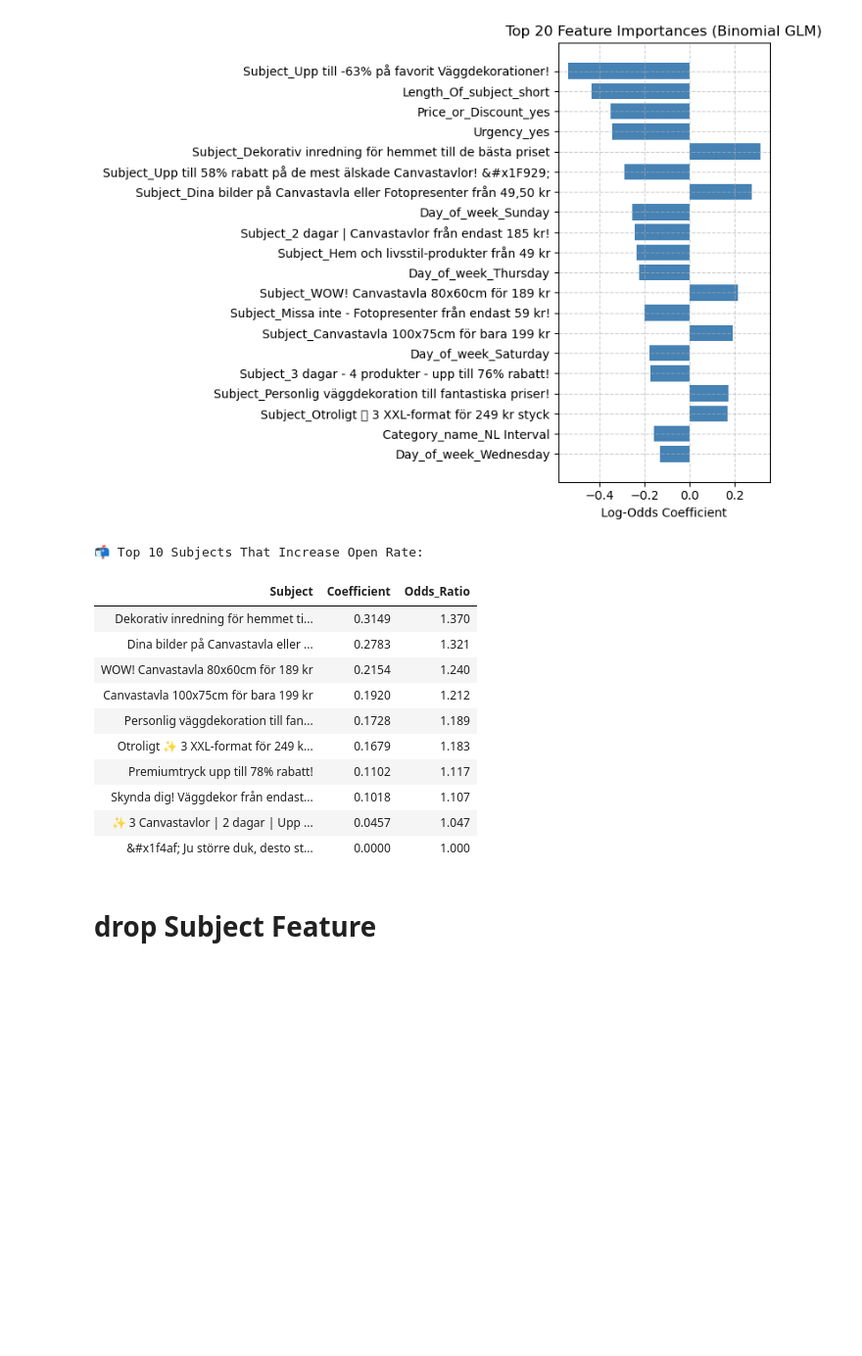
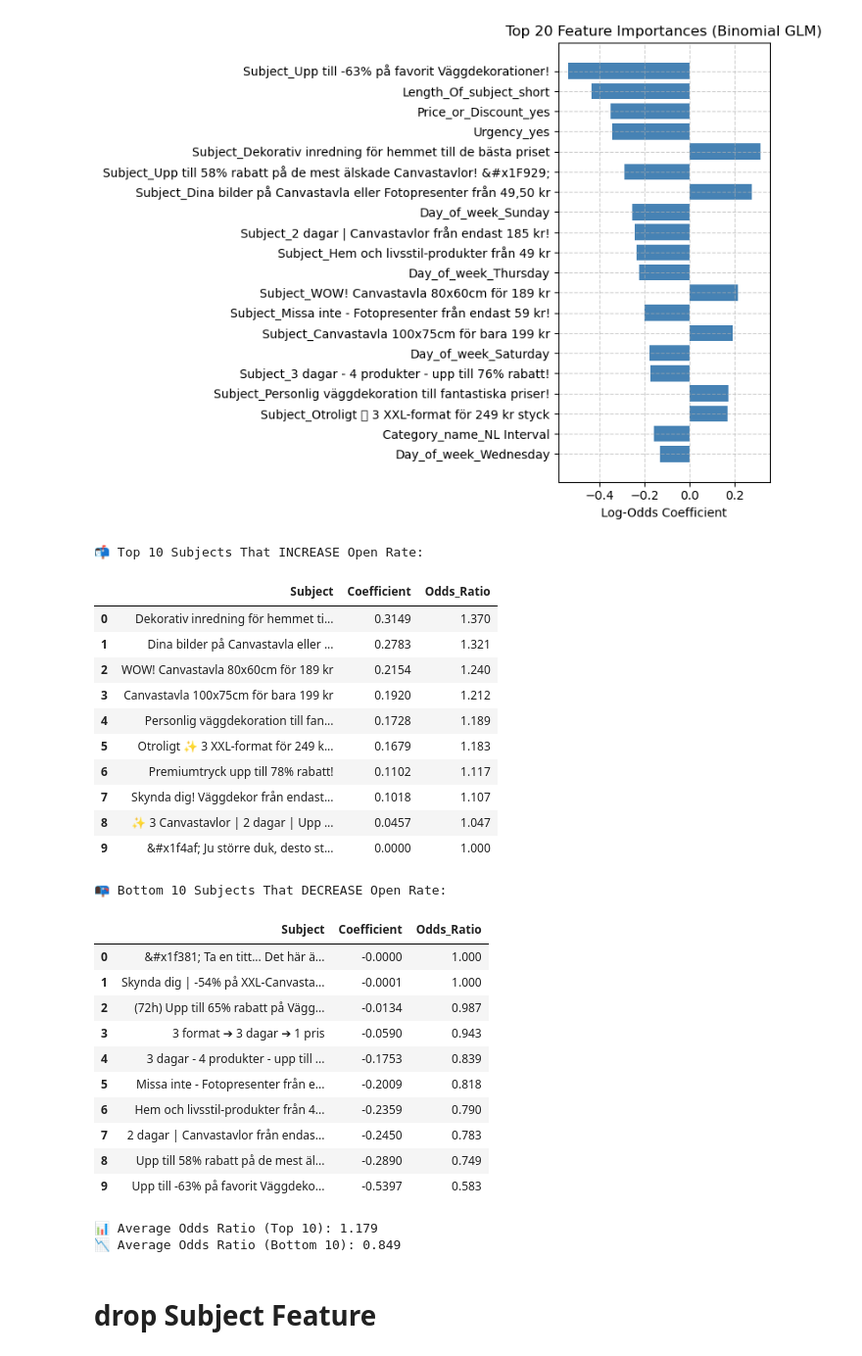
Before and after one commit to ahmad-elgantiry/Emails-Subject-line-Analysis-to-improve-OR-and-CTR, a Jupyter notebook: OR_BinomialGLM_model.ipynb, the cells around one changed output. Shown at 98% size. Drawn from its saved outputs; the diff is of its cells as text; code cells hidden in the pictures; blank space fills up the shorter version.

```diff
--- a/OR_BinomialGLM_model.ipynb
+++ b/OR_BinomialGLM_model.ipynb
@@ -392,43 +392,66 @@ plt.show()
 [figure]
 # %%
 import pandas as pd
-from IPython.display import display, HTML
+from IPython.display import display
 
-# Extract subject-related coefficients
+# --- 1️⃣ Extract subject-specific coefficients ---
 subject_effects = coef_df[coef_df["Feature"].str.startswith("Subject_")].copy()
 
 # Clean up names
 subject_effects["Subject"] = subject_effects["Feature"].str.replace("Subject_", "", regex=False)
 
-# Sort by effect size (descending)
+# Keep only relevant columns
+subject_effects = subject_effects[["Subject", "Coefficient", "Odds_Ratio", "p_value"]]
+
+# Sort by coefficient (impact on open rate)
 subject_effects = subject_effects.sort_values("Coefficient", ascending=False)
 
-# Keep only relevant columns
-subject_effects = subject_effects[["Subject", "Coefficient", "Odds_Ratio"]]
-
-# Round for readability
+# Round for clarity
 subject_effects["Coefficient"] = subject_effects["Coefficient"].round(4)
 subject_effects["Odds_Ratio"] = subject_effects["Odds_Ratio"].round(3)
 
-# Select top 10
+# --- 2️⃣ Top & bottom performers ---
 top_subjects = subject_effects.head(10).reset_index(drop=True)
+bottom_subjects = subject_effects.tail(10).reset_index(drop=True)
 
-# Display as a simple, clean table
-print("\n📬 Top 10 Subjects That Increase Open Rate:\n")
-display(HTML(top_subjects.to_html(index=False)))
+print("📬 Top 10 Subjects That INCREASE Open Rate:")
+display(top_subjects[["Subject", "Coefficient", "Odds_Ratio"]])
+
+print("\n📭 Bottom 10 Subjects That DECREASE Open Rate:")
+display(bottom_subjects[["Subject", "Coefficient", "Odds_Ratio"]])
+
+# --- Optional: summary stats ---
+mean_positive = top_subjects["Odds_Ratio"].mean()
+mean_negative = bottom_subjects["Odds_Ratio"].mean()
+print(f"\n📊 Average Odds Ratio (Top 10): {mean_positive:.3f}")
+print(f"📉 Average Odds Ratio (Bottom 10): {mean_negative:.3f}")
 # %% [output]
-📬 Top 10 Subjects That Increase Open Rate:
+📬 Top 10 Subjects That INCREASE Open Rate:
-| Subject | Coefficient | Odds_Ratio |
-| Dekorativ inredning för hemmet ti... | 0.3149 | 1.370 |
-| Dina bilder på Canvastavla eller ... | 0.2783 | 1.321 |
-| WOW! Canvastavla 80x60cm för 189 kr | 0.2154 | 1.240 |
-| Canvastavla 100x75cm för bara 199 kr | 0.1920 | 1.212 |
-| Personlig väggdekoration till fan... | 0.1728 | 1.189 |
-| Otroligt ✨ 3 XXL-format för 249 k... | 0.1679 | 1.183 |
-| Premiumtryck upp till 78% rabatt! | 0.1102 | 1.117 |
-| Skynda dig! Väggdekor från endast... | 0.1018 | 1.107 |
-| ✨ 3 Canvastavlor | 2 dagar | Upp ... | 0.0457 | 1.047 |
-| &#x1f4af; Ju större duk, desto st... | 0.0000 | 1.000 |
+|  | Subject | Coefficient | Odds_Ratio |
+| 0 | Dekorativ inredning för hemmet ti... | 0.3149 | 1.370 |
+| 1 | Dina bilder på Canvastavla eller ... | 0.2783 | 1.321 |
+| 2 | WOW! Canvastavla 80x60cm för 189 kr | 0.2154 | 1.240 |
+| 3 | Canvastavla 100x75cm för bara 199 kr | 0.1920 | 1.212 |
+| 4 | Personlig väggdekoration till fan... | 0.1728 | 1.189 |
+| 5 | Otroligt ✨ 3 XXL-format för 249 k... | 0.1679 | 1.183 |
+| 6 | Premiumtryck upp till 78% rabatt! | 0.1102 | 1.117 |
+| 7 | Skynda dig! Väggdekor från endast... | 0.1018 | 1.107 |
+| 8 | ✨ 3 Canvastavlor | 2 dagar | Upp ... | 0.0457 | 1.047 |
+| 9 | &#x1f4af; Ju större duk, desto st... | 0.0000 | 1.000 |
+📭 Bottom 10 Subjects That DECREASE Open Rate:
+|  | Subject | Coefficient | Odds_Ratio |
+| 0 | &#x1f381; Ta en titt... Det här ä... | -0.0000 | 1.000 |
+| 1 | Skynda dig | -54% på XXL-Canvasta... | -0.0001 | 1.000 |
+| 2 | (72h) Upp till 65% rabatt på Vägg... | -0.0134 | 0.987 |
+| 3 | 3 format ➔ 3 dagar ➔ 1 pris | -0.0590 | 0.943 |
+| 4 | 3 dagar - 4 produkter - upp till ... | -0.1753 | 0.839 |
+| 5 | Missa inte - Fotopresenter från e... | -0.2009 | 0.818 |
+| 6 | Hem och livsstil-produkter från 4... | -0.2359 | 0.790 |
+| 7 | 2 dagar | Canvastavlor från endas... | -0.2450 | 0.783 |
+| 8 | Upp till 58% rabatt på de mest äl... | -0.2890 | 0.749 |
+| 9 | Upp till -63% på favorit Väggdeko... | -0.5397 | 0.583 |
+📊 Average Odds Ratio (Top 10): 1.179
+📉 Average Odds Ratio (Bottom 10): 0.849
 # %% [markdown]
 # drop Subject Feature
 # %%
```
Also changed, not shown: parts of 6 cells of this notebook.
